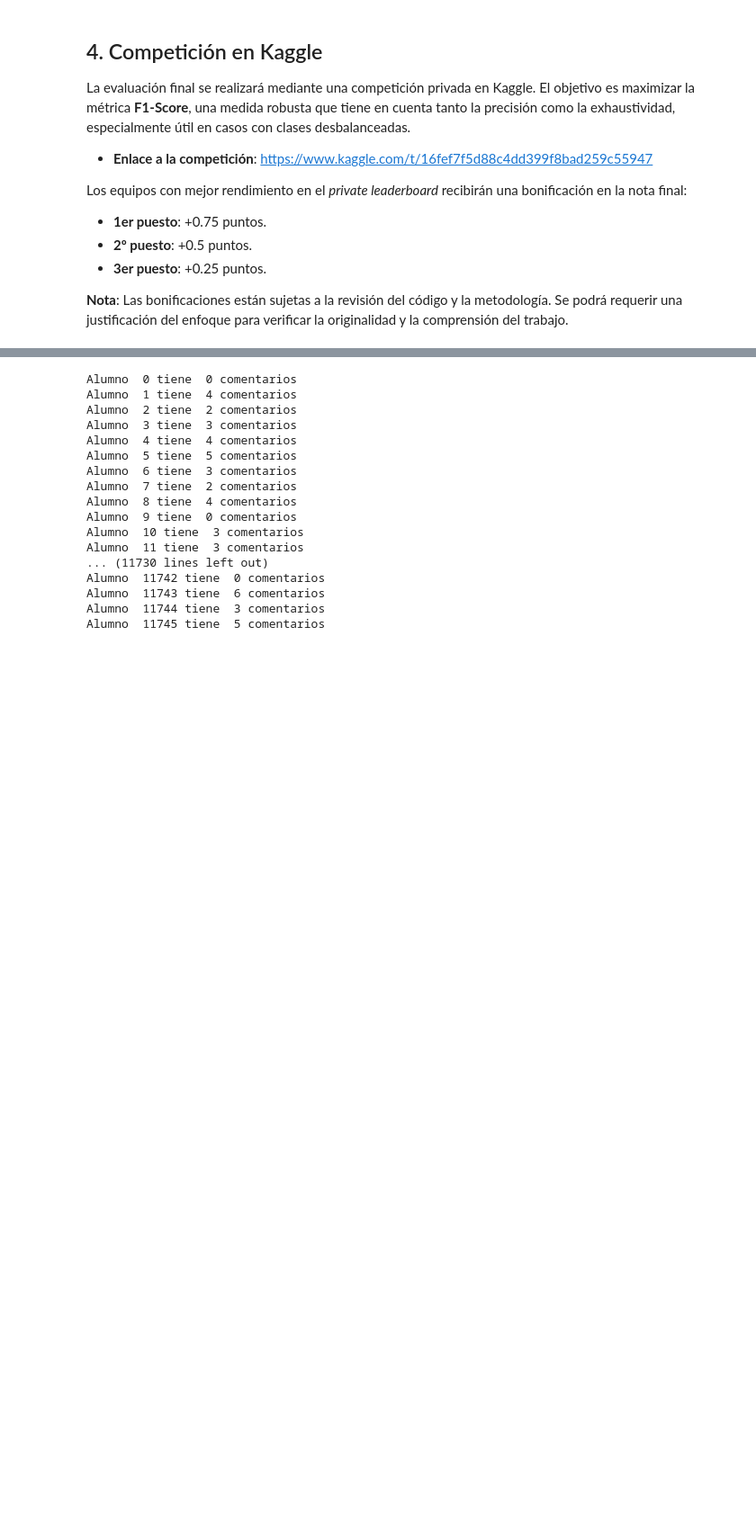
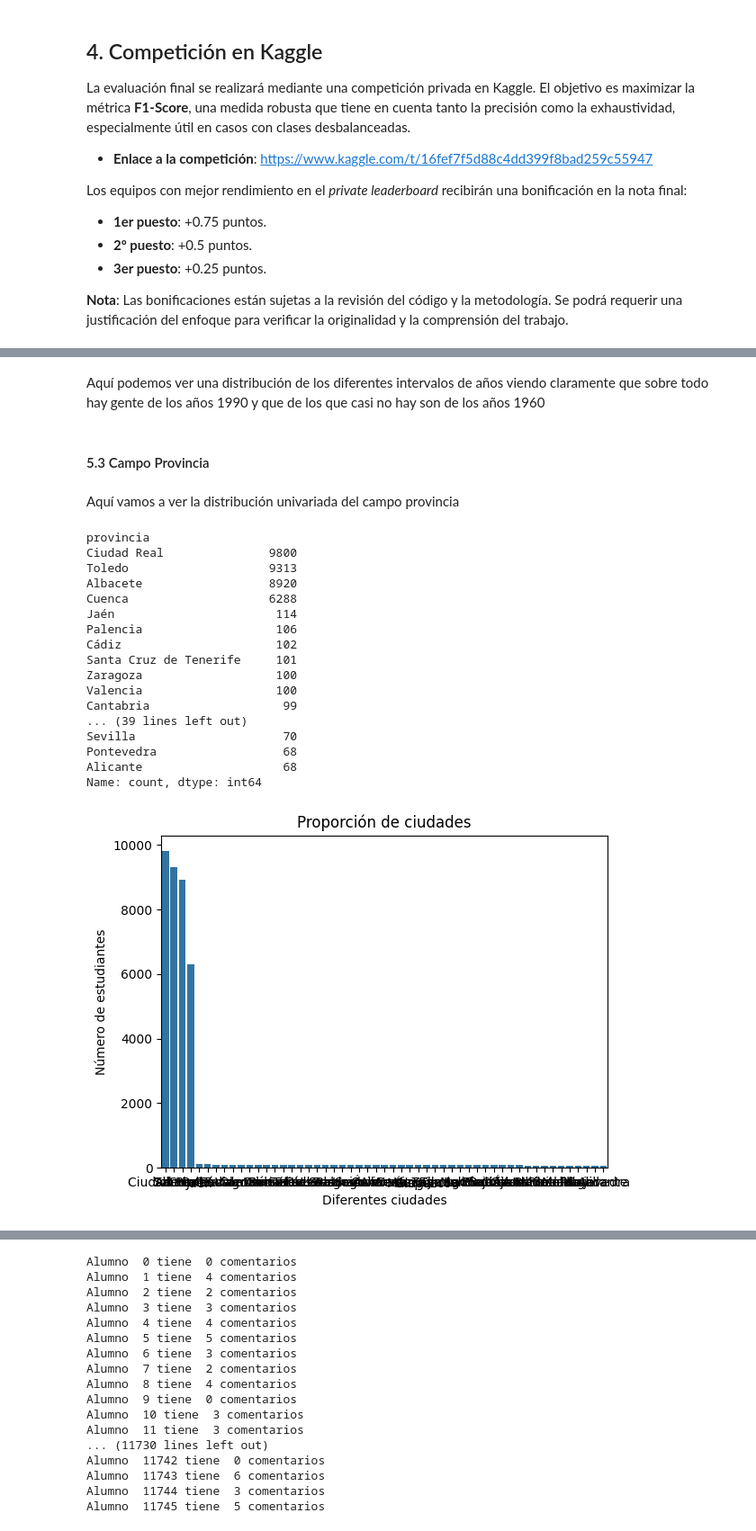
Before and after one commit to GuillermoMorcillo/Practica1Mineria, a Jupyter notebook: Práctica 1 - Análisis, procesamiento y validación .ipynb, the cells around one changed output, grey strips where cells are left out. Shown at 90% size. Drawn from its saved outputs; the diff is of its cells as text; code cells hidden in the pictures; blank space fills up the shorter version.

```diff
--- a/Práctica 1 - Análisis, procesamiento y validación .ipynb
+++ b/Práctica 1 - Análisis, procesamiento y validación .ipynb
@@ -277,0 +300,34 @@ contar_cadenas(df, columna):
+# %% [markdown]
+Aquí podemos ver una distribución de los diferentes intervalos de años viendo claramente que sobre todo hay gente de los años 1990 y que de los que casi no hay son de los años 1960
+# %% [markdown]
+#### 5.3 Campo Provincia
+# %% [markdown]
+Aquí vamos a ver la distribución univariada del campo provincia
+# %%
+df_provincia = df_train["provincia"]
+df_provincia = df_provincia.value_counts()
+
+sns.barplot(df_provincia)
+plt.title("Proporción de ciudades")
+plt.xlabel("Diferentes ciudades")
+plt.ylabel("Número de estudiantes")
+print(df_provincia)
+# %% [output]
+provincia
+Ciudad Real               9800
+Toledo                    9313
+Albacete                  8920
+Cuenca                    6288
+Jaén                       114
+Palencia                   106
+Cádiz                      102
+Santa Cruz de Tenerife     101
+Zaragoza                   100
+Valencia                   100
+Cantabria                   99
+... (39 lines left out)
+Sevilla                     70
+Pontevedra                  68
+Alicante                    68
+Name: count, dtype: int64
+[figure, added]
```
Also changed, not shown: parts of 30 cells of this notebook.
